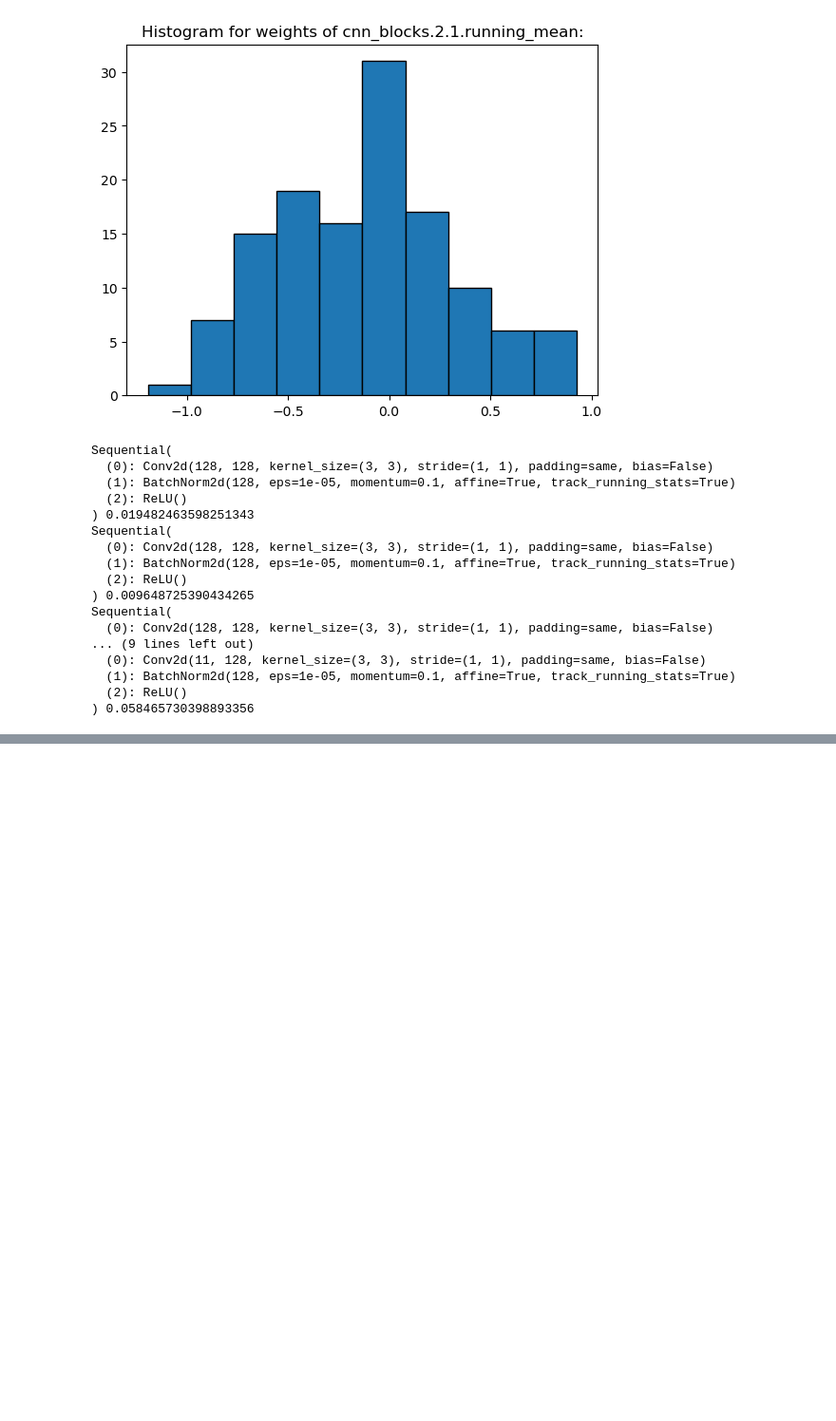
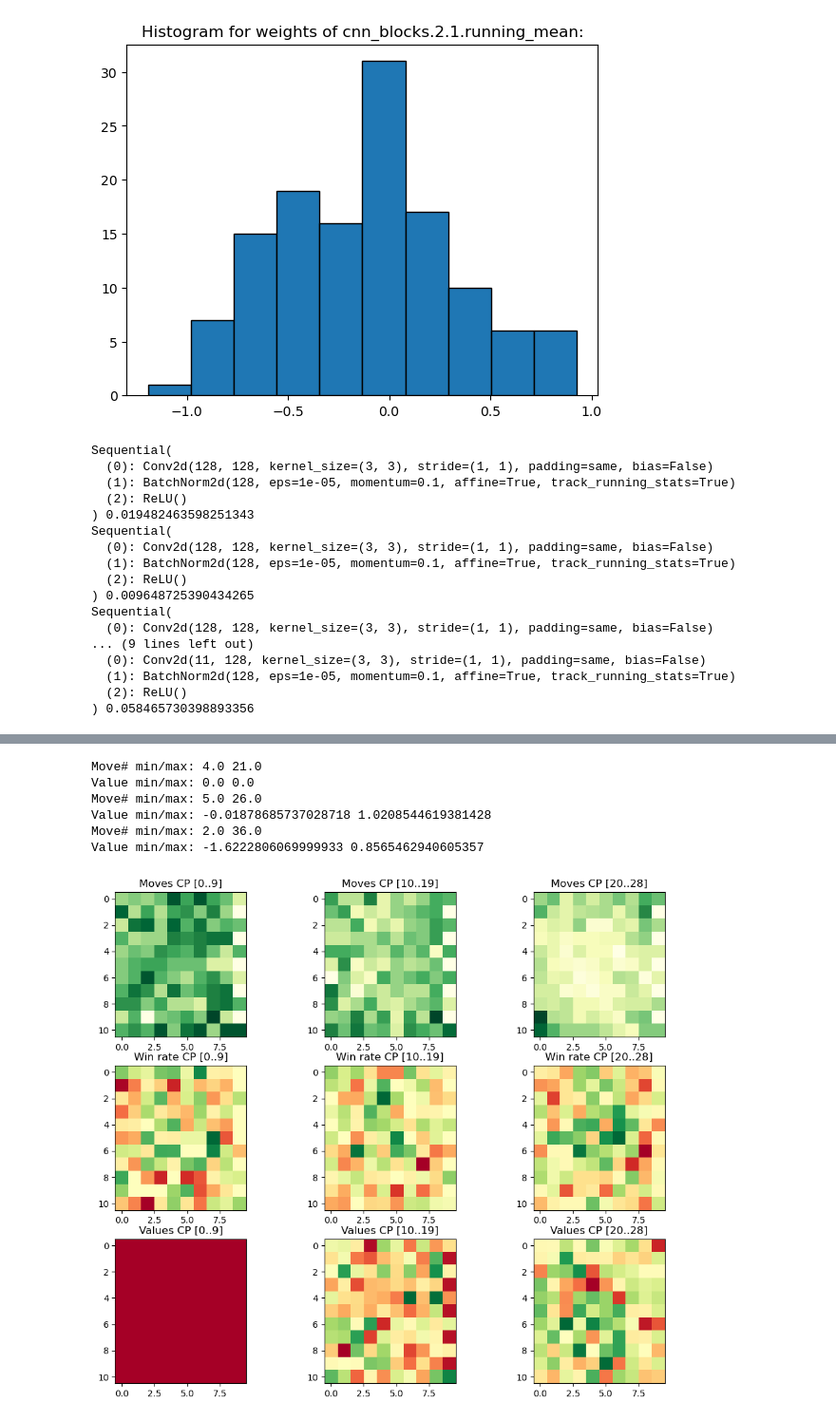
Before and after one commit to dnswlt/hexz, a Jupyter notebook: pyhexz/jupyter/ModelAnalysis.ipynb, the cells around one changed output, grey strips where cells are left out. Shown: that part at 95% size. Drawn from its saved outputs; the diff is of its cells as text; code cells hidden in the pictures; blank space fills up the shorter version.

```diff
--- a/pyhexz/jupyter/ModelAnalysis.ipynb
+++ b/pyhexz/jupyter/ModelAnalysis.ipynb
@@ -238,0 +228,34 @@ M, M.sum()
+# %%
+fig, axs = plt.subplots(3, len(checkpoints), figsize=(12, 10))
+
+for i, cps in enumerate(checkpoints):
+    xs = [e for e in filter_ex(reqs, move=moves, cp=cps)]
+    t = np.zeros((2, 11, 10))
+    w = np.zeros((2, 11, 10))
+    v = np.zeros((2, 11, 10))
+    for x in xs:
+        m = x.move
+        typ = 0 if m.cell_type == hexz_pb2.Field.FLAG else 1
+        t[typ][m.row][m.col] += 1
+        w[typ][m.row][m.col] += x.result
+        v[typ][m.row][m.col] += x.model_predictions.value
+    M = t[0]
+    Mmin = M[M.nonzero()].min()
+    print("Move# min/max:", Mmin, M.max())
+    print("Value min/max:", v[0].min(), v[0].max())
+    Ws = w[0] / (t[0] + 1)
+    Vs = v[0] / (t[0] + 1)
+    axs[0, i].imshow(M.clip(min=Mmin), cmap='YlGn', interpolation='nearest')
+    axs[0, i].set_title(f"Moves CP [{min(cps)}..{max(cps)}]")
+    axs[1, i].imshow(Ws, cmap='RdYlGn', interpolation='nearest')
+    axs[1, i].set_title(f"Win rate CP [{min(cps)}..{max(cps)}]")
+    axs[2, i].imshow(Vs, cmap='RdYlGn', interpolation='nearest')
+    axs[2, i].set_title(f"Values CP [{min(cps)}..{max(cps)}]")
+# %% [output]
+Move# min/max: 4.0 21.0
+Value min/max: 0.0 0.0
+Move# min/max: 5.0 26.0
+Value min/max: -0.01878685737028718 1.0208544619381428
+Move# min/max: 2.0 36.0
+Value min/max: -1.6222806069999933 0.8565462940605357
+[figure, added]
```
Also changed, not shown: parts of 21 cells of this notebook, 9 other files.
